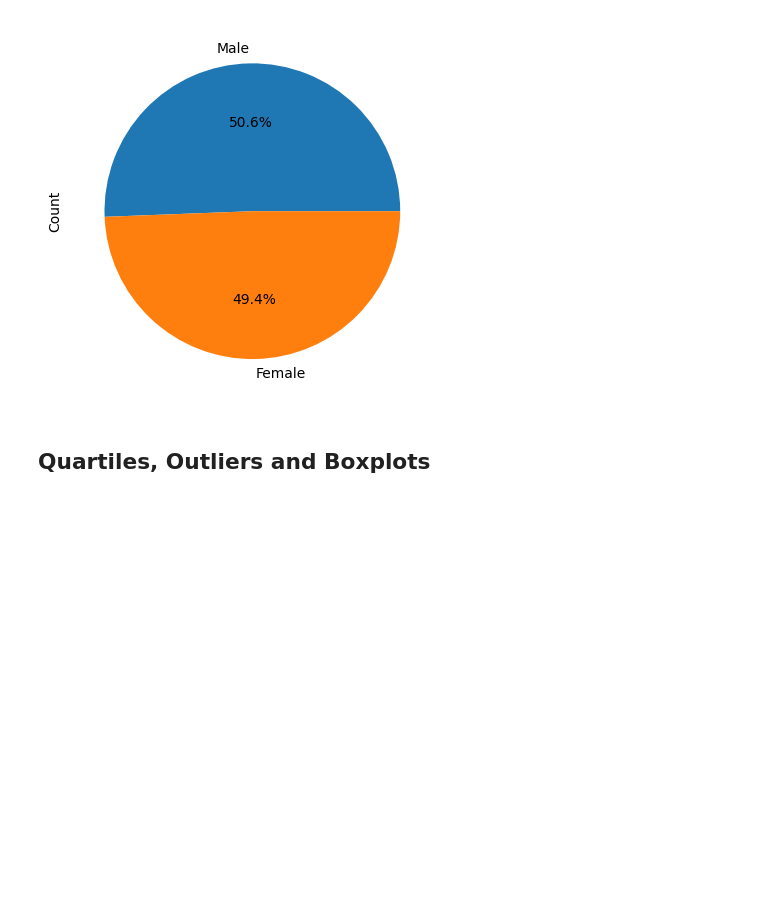
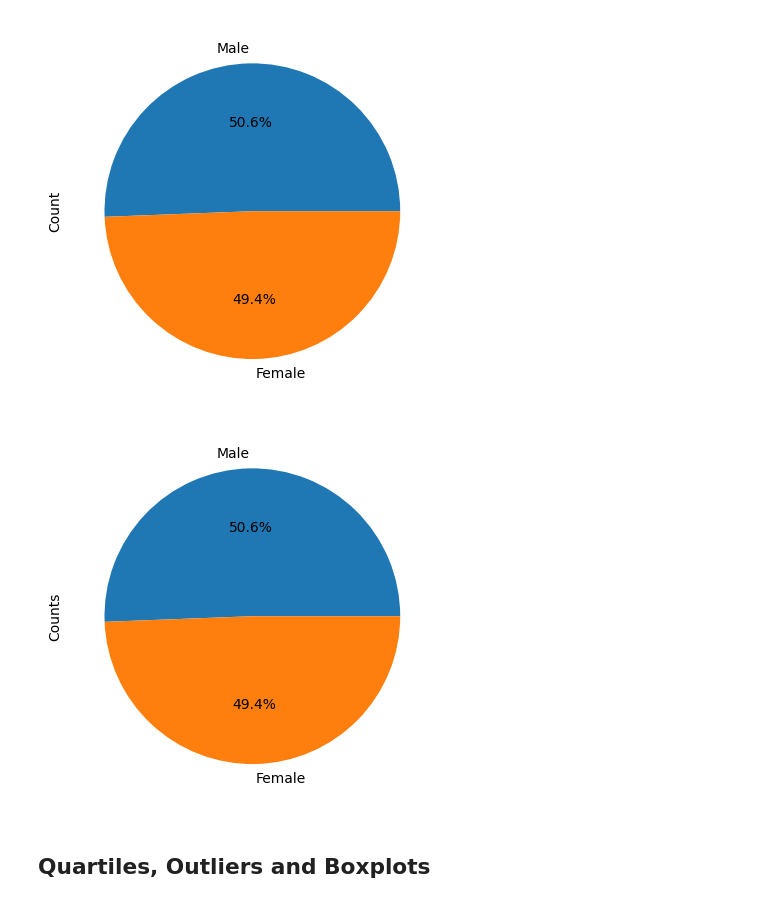
Before and after one commit to PratishthaTheeng/datavisualization-challenge, a Jupyter notebook: pymaceuticals/pymaceuticals_starter.ipynb, the cells around one changed output. Drawn from its saved outputs; the diff is of its cells as text; code cells hidden in the pictures; blank space fills up the shorter version.

```diff
--- a/pymaceuticals/pymaceuticals_starter.ipynb
+++ b/pymaceuticals/pymaceuticals_starter.ipynb
@@ -182,12 +183,21 @@ plt.show()
 # %%
 # Generate a pie chart, using pyplot, showing the distribution of unique female versus male mice used in the study
 
 
 
+
 # Get the unique mice with their gender
+y = gender_counts.values
+x = gender_counts.index
+
 
 
 # Make the pie chart
+plt.pie(y,labels=x,autopct = "%1.1f%%")
+plt.ylabel("Counts")
+plt.show()
+# %% [output]
+[figure, added]
 # %% [markdown]
 ## Quartiles, Outliers and Boxplots
 # %%
```
Also changed, not shown: parts of 2 cells of this notebook.
